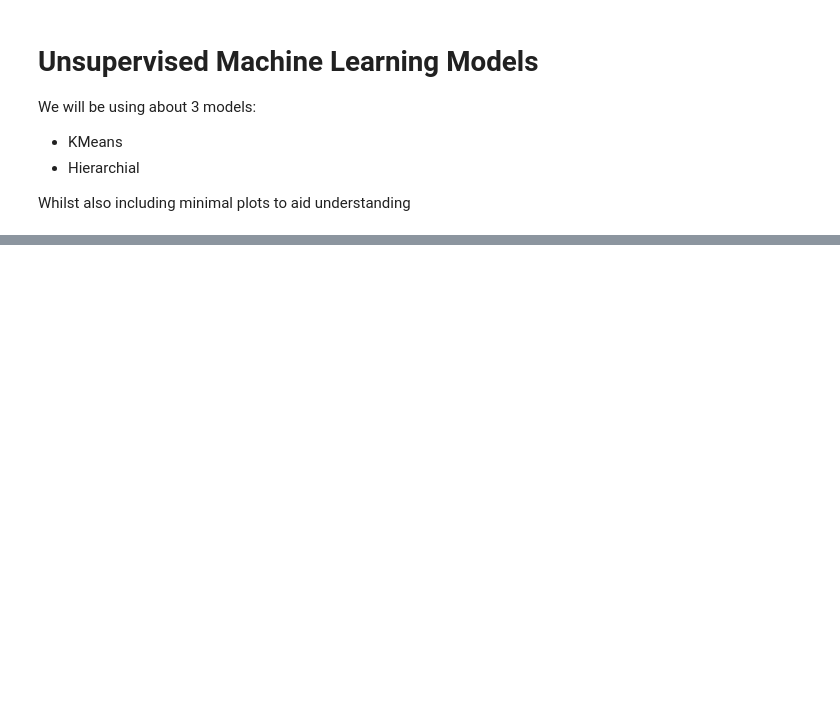
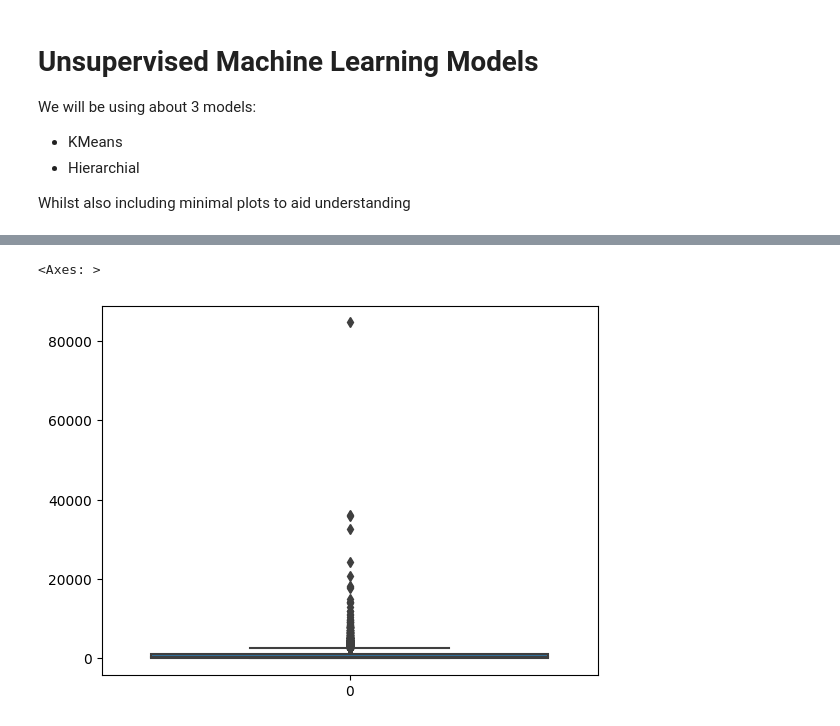
Before and after one commit to Supermjork/K-Kustomer-Klusters, a Jupyter notebook: notebook/cashier.ipynb, the cells around one changed output, grey strips where cells are left out. Drawn from its saved outputs; the diff is of its cells as text; code cells hidden in the pictures; blank space fills up the shorter version.

```diff
--- a/notebook/cashier.ipynb
+++ b/notebook/cashier.ipynb
@@ -274,0 +296,5 @@ from matplotlib import pyplot as plt                # Plotting tools
+# %%
+sns.boxplot(derived_frame['spendingTot'])
+# %% [output]
+<Axes: >
+[figure, added]
```
Also changed, not shown: parts of 11 cells of this notebook.
